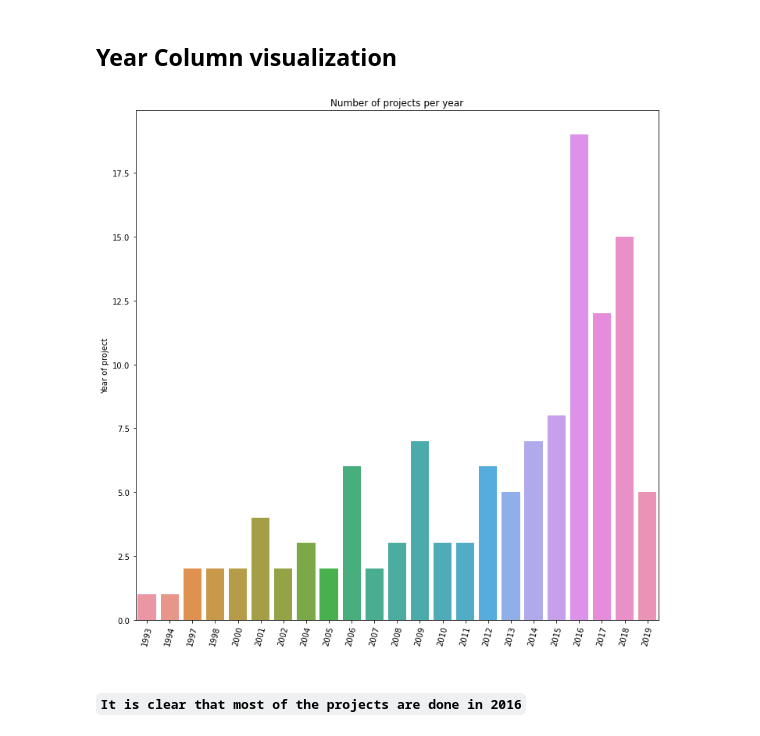
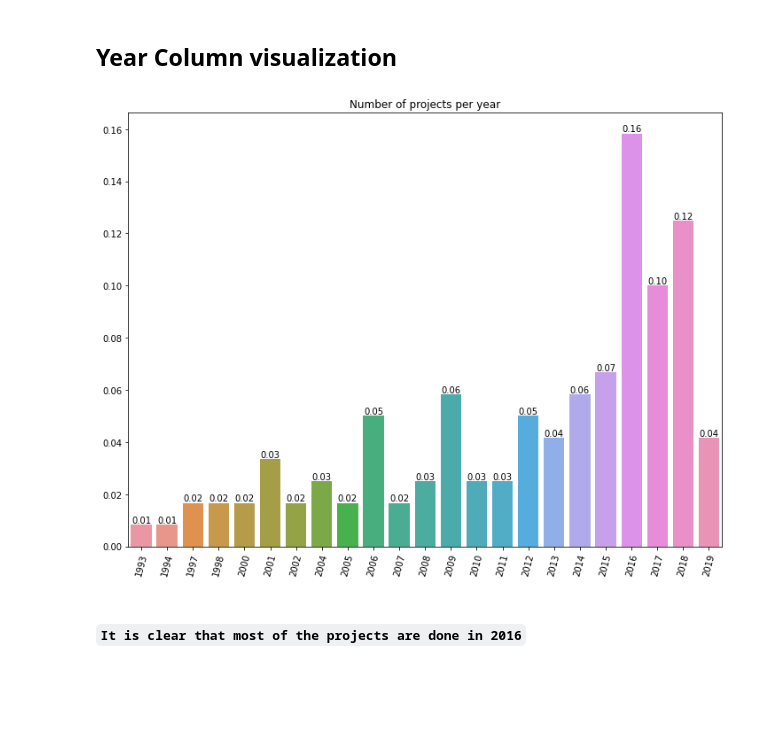
Before and after one commit to youcef-ely/Software-Effort-Estimation, a Jupyter notebook: Notebooks/Visualization.ipynb, the cells around one changed output. Saved outputs shown, nothing was run; the diff lists cells and outputs as text; code cells hidden in the pictures; blank space fills up the shorter version.

Commit message:
Visualize Categorical Data

```diff
--- a/Notebooks/Visualization.ipynb
+++ b/Notebooks/Visualization.ipynb
@@ -95,11 +97,10 @@ correlation_matrix = data_visualization.corr_matrix(data)
 # %% [markdown]
 ## Year Column visualization
 # %%
-data_visualization.barplot(x = data['Year of project'].value_counts().index,
-                           y = data['Year of project'].value_counts(),
+data_visualization.bar_plot_count(data['Year of project'],
                            title = 'Number of projects per year')
 # %% [output]
-[figure, old version]
+[figure, new version]
 # %% [markdown]
 #####   `It is clear that most of the projects are done in 2016`
 # %% [markdown]
```
Also changed, not shown: parts of 17 cells of this notebook, 2 other files.
